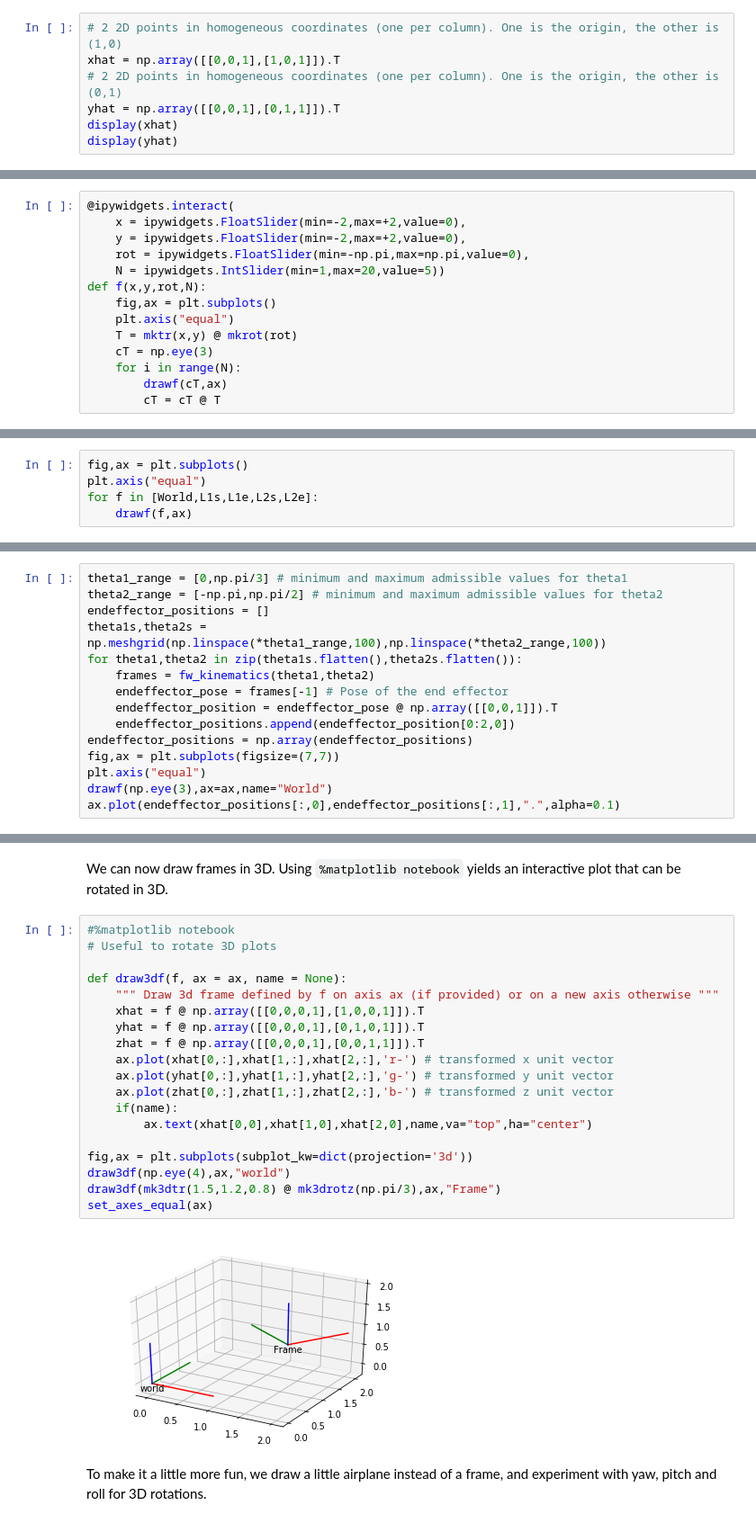
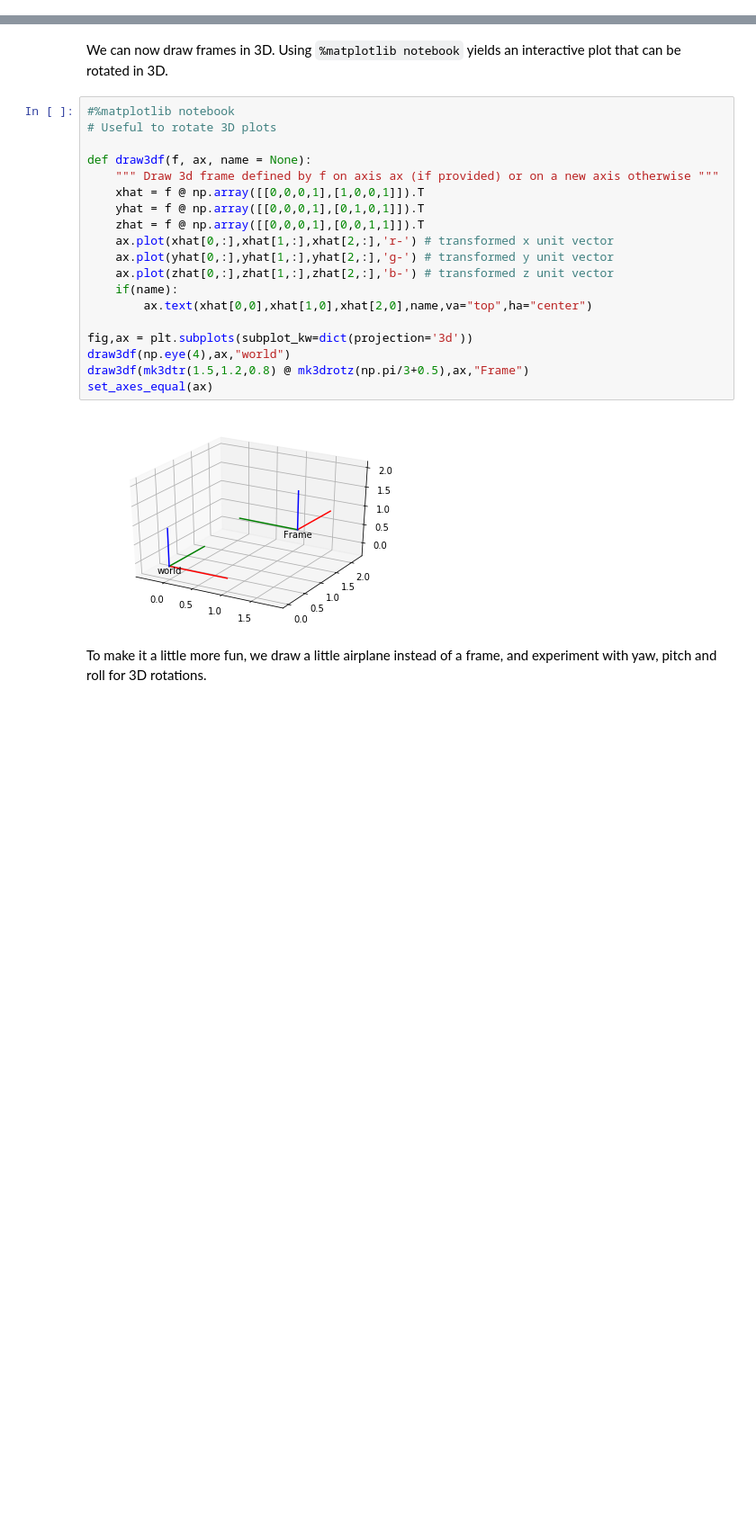
Before and after one commit to alessandro-giusti/teaching-notebooks, a Jupyter notebook: robotics/02 transforms3d.ipynb, the cells around one changed output, grey strips where cells are left out. Shown at 90% size. Cells and saved outputs as stored; diff of their text form; blank space fills up the shorter version.

```diff
--- a/robotics/transforms2d.ipynb
+++ b/robotics/02 transforms3d.ipynb
@@ -94,7 +10,0 @@ Drawing a reference frame is simple.  Just consider the unit vectors, transform
-# %%
-# 2 2D points in homogeneous coordinates (one per column). One is the origin, the other is (1,0)
-xhat = np.array([[0,0,1],[1,0,1]]).T
-# 2 2D points in homogeneous coordinates (one per column). One is the origin, the other is (0,1)
-yhat = np.array([[0,0,1],[0,1,1]]).T
-display(xhat)
-display(yhat)
@@ -158,14 +10,0 @@ We do the same here, but concatenate the transform a $N$ times
-# %%
-@ipywidgets.interact(
-    x = ipywidgets.FloatSlider(min=-2,max=+2,value=0),
-    y = ipywidgets.FloatSlider(min=-2,max=+2,value=0),
-    rot = ipywidgets.FloatSlider(min=-np.pi,max=np.pi,value=0),
-    N = ipywidgets.IntSlider(min=1,max=20,value=5))
-def f(x,y,rot,N):
-    fig,ax = plt.subplots()
-    plt.axis("equal")
-    T = mktr(x,y) @ mkrot(rot)
-    cT = np.eye(3)
-    for i in range(N):
-        drawf(cT,ax)
-        cT = cT @ T
@@ -202,5 +10,0 @@ Let's draw all defined frames
-# %%
-fig,ax = plt.subplots()
-plt.axis("equal")
-for f in [World,L1s,L1e,L2s,L2e]:
-    drawf(f,ax)
@@ -234,15 +10,0 @@ We define a range for $\theta_1$ and $\theta_2$, and draw the resulting workspac
-# %%
-theta1_range = [0,np.pi/3] # minimum and maximum admissible values for theta1
-theta2_range = [-np.pi,np.pi/2] # minimum and maximum admissible values for theta2
-endeffector_positions = []
-theta1s,theta2s = np.meshgrid(np.linspace(*theta1_range,100),np.linspace(*theta2_range,100))
-for theta1,theta2 in zip(theta1s.flatten(),theta2s.flatten()):
-    frames = fw_kinematics(theta1,theta2)
-    endeffector_pose = frames[-1] # Pose of the end effector
-    endeffector_position = endeffector_pose @ np.array([[0,0,1]]).T
-    endeffector_positions.append(endeffector_position[0:2,0])
-endeffector_positions = np.array(endeffector_positions)
-fig,ax = plt.subplots(figsize=(7,7))
-plt.axis("equal")
-drawf(np.eye(3),ax=ax,name="World")
-ax.plot(endeffector_positions[:,0],endeffector_positions[:,1],".",alpha=0.1)
@@ -386,24 +70,24 @@ We can now draw frames in 3D.  Using `%matplotlib notebook` yields an interactiv
 # %%
 #%matplotlib notebook
 # Useful to rotate 3D plots
 
-def draw3df(f, ax = ax, name = None):
+def draw3df(f, ax, name = None):
     """ Draw 3d frame defined by f on axis ax (if provided) or on a new axis otherwise """
     xhat = f @ np.array([[0,0,0,1],[1,0,0,1]]).T
     yhat = f @ np.array([[0,0,0,1],[0,1,0,1]]).T
     zhat = f @ np.array([[0,0,0,1],[0,0,1,1]]).T
     ax.plot(xhat[0,:],xhat[1,:],xhat[2,:],'r-') # transformed x unit vector
     ax.plot(yhat[0,:],yhat[1,:],yhat[2,:],'g-') # transformed y unit vector
     ax.plot(zhat[0,:],zhat[1,:],zhat[2,:],'b-') # transformed z unit vector
     if(name):
         ax.text(xhat[0,0],xhat[1,0],xhat[2,0],name,va="top",ha="center")
 
 fig,ax = plt.subplots(subplot_kw=dict(projection='3d'))
 draw3df(np.eye(4),ax,"world")
-draw3df(mk3dtr(1.5,1.2,0.8) @ mk3drotz(np.pi/3),ax,"Frame")
+draw3df(mk3dtr(1.5,1.2,0.8) @ mk3drotz(np.pi/3+0.5),ax,"Frame")
 set_axes_equal(ax)
 # %% [output]
-[figure, old version]
+[figure, new version]
 # %% [markdown]
 To make it a little more fun, we draw a little airplane instead of a frame, and experiment with yaw, pitch and roll for 3D rotations.
 # %%
```
Also changed, not shown: parts of 40 cells of this notebook, 4 other files.
